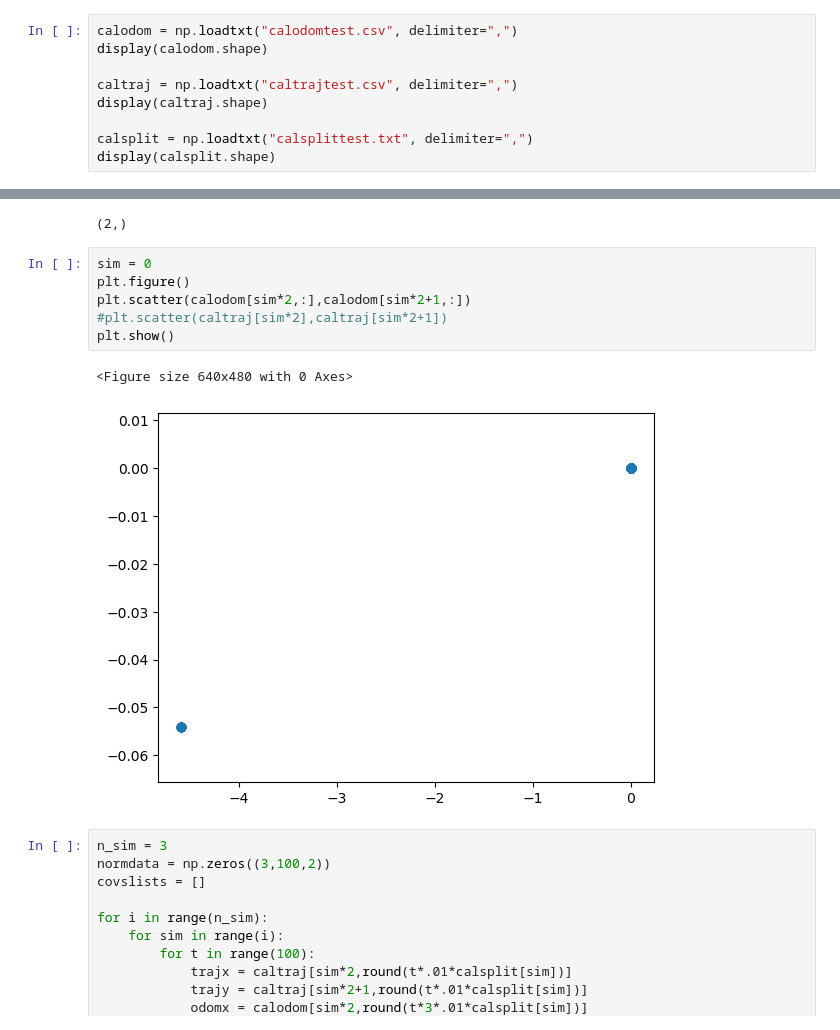
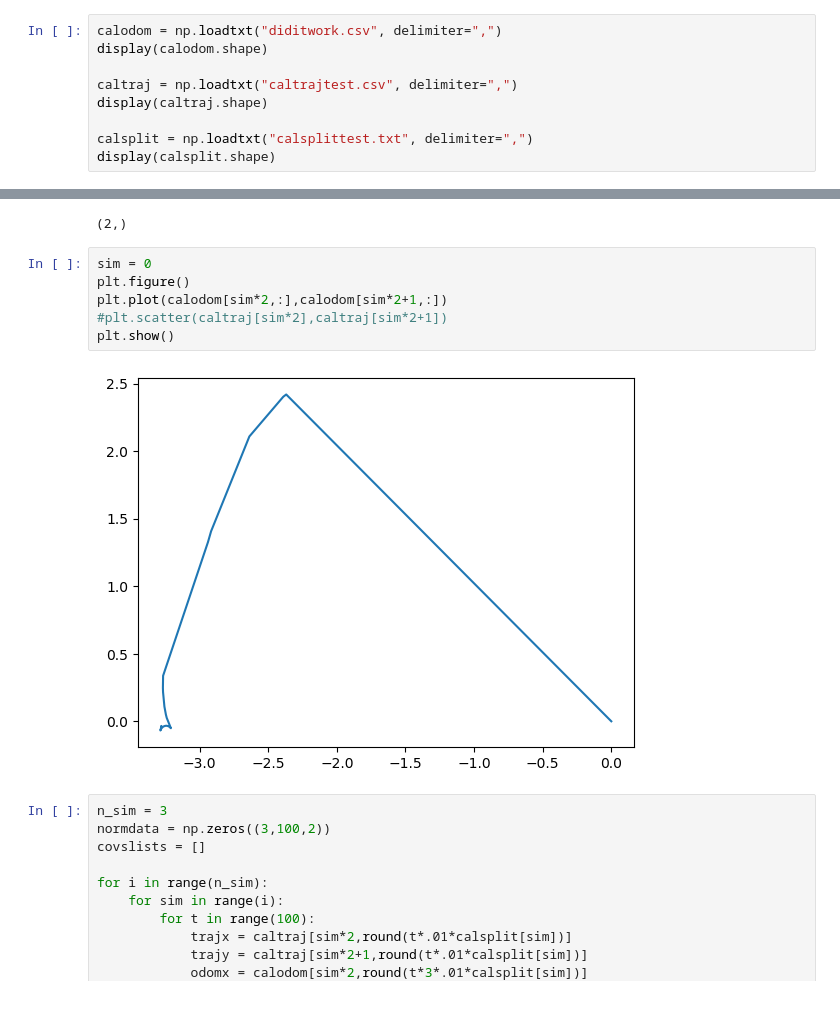
Before and after one commit to Stanford-NavLab/navlab_turtlebot, a Jupyter notebook: navlab_turtlebot_frs/data/Figure Generation.ipynb, the cells around one changed output, grey strips where cells are left out. Saved outputs shown, nothing was run; the diff lists cells and outputs as text.

```diff
--- a/navlab_turtlebot_frs/data/Figure Generation.ipynb
+++ b/navlab_turtlebot_frs/data/Figure Generation.ipynb
@@ -144,7 +144,7 @@ imageio.mimsave('./frs.gif', [gen_frame(j) for j in range(len(second))], fps=10)
 # %% [markdown]
 # Calibration
 # %%
-calodom = np.loadtxt("calodomtest.csv", delimiter=",")
+calodom = np.loadtxt("diditwork.csv", delimiter=",")
 display(calodom.shape)
 
 caltraj = np.loadtxt("caltrajtest.csv", delimiter=",")
@@ -159,12 +159,11 @@ display(calsplit.shape)
 # %%
 sim = 0
 plt.figure()
-plt.scatter(calodom[sim*2,:],calodom[sim*2+1,:])
+plt.plot(calodom[sim*2,:],calodom[sim*2+1,:])
 #plt.scatter(caltraj[sim*2],caltraj[sim*2+1])
 plt.show()
 # %% [output]
-<Figure size 640x480 with 0 Axes>
-[figure, old version]
+[figure, new version]
 # %%
 n_sim = 3
 normdata = np.zeros((3,100,2))
```
Also changed, not shown: 3 other files.
